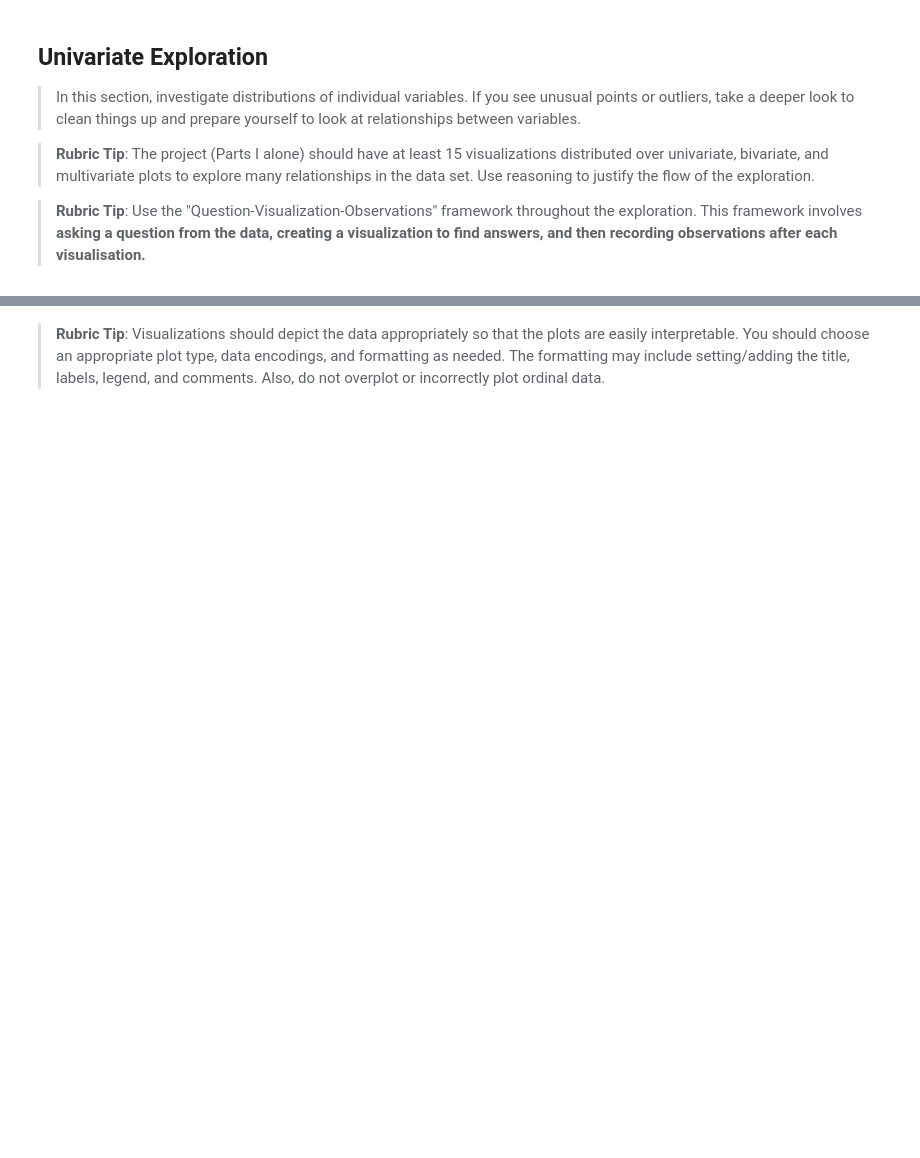
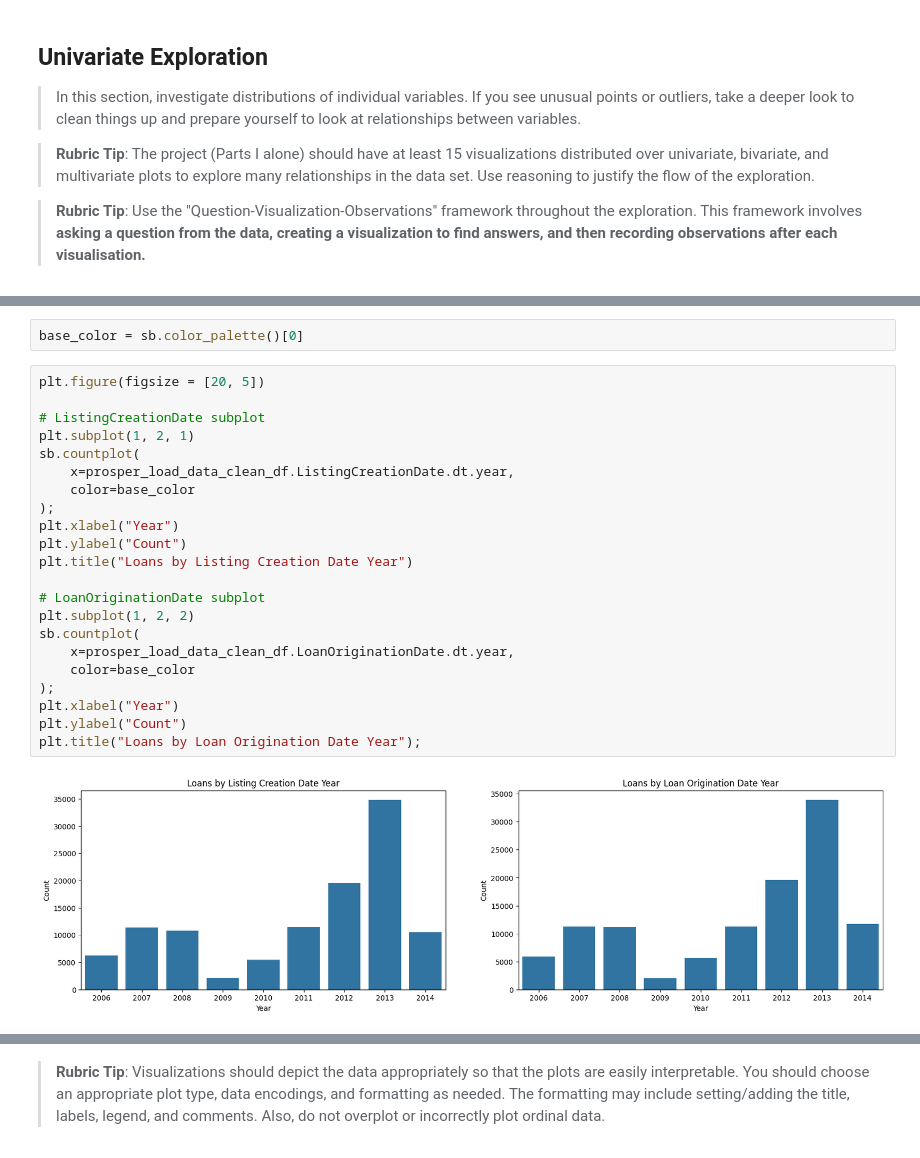
Before and after one commit to abarto/udacity-nd002-comunicate-data-findings, a Jupyter notebook: Part_I_exploration.ipynb, the cells around one changed output, grey strips where cells are left out. Drawn from its saved outputs; the diff is of its cells as text; blank space fills up the shorter version.

Commit message:
Initial date variables analysis

```diff
--- a/Part_I_exploration.ipynb
+++ b/Part_I_exploration.ipynb
@@ -1074,0 +1090,26 @@ and prepare yourself to look at relationships between variables.
+# %%
+base_color = sb.color_palette()[0]
+# %%
+plt.figure(figsize = [20, 5])
+
+# ListingCreationDate subplot
+plt.subplot(1, 2, 1)
+sb.countplot(
+    x=prosper_load_data_clean_df.ListingCreationDate.dt.year,
+    color=base_color
+);
+plt.xlabel("Year")
+plt.ylabel("Count")
+plt.title("Loans by Listing Creation Date Year")
+
+# LoanOriginationDate subplot
+plt.subplot(1, 2, 2)
+sb.countplot(
+    x=prosper_load_data_clean_df.LoanOriginationDate.dt.year,
+    color=base_color
+);
+plt.xlabel("Year")
+plt.ylabel("Count")
+plt.title("Loans by Loan Origination Date Year");
+# %% [output]
+[figure, added]
```
Also changed, not shown: parts of 10 cells of this notebook.
